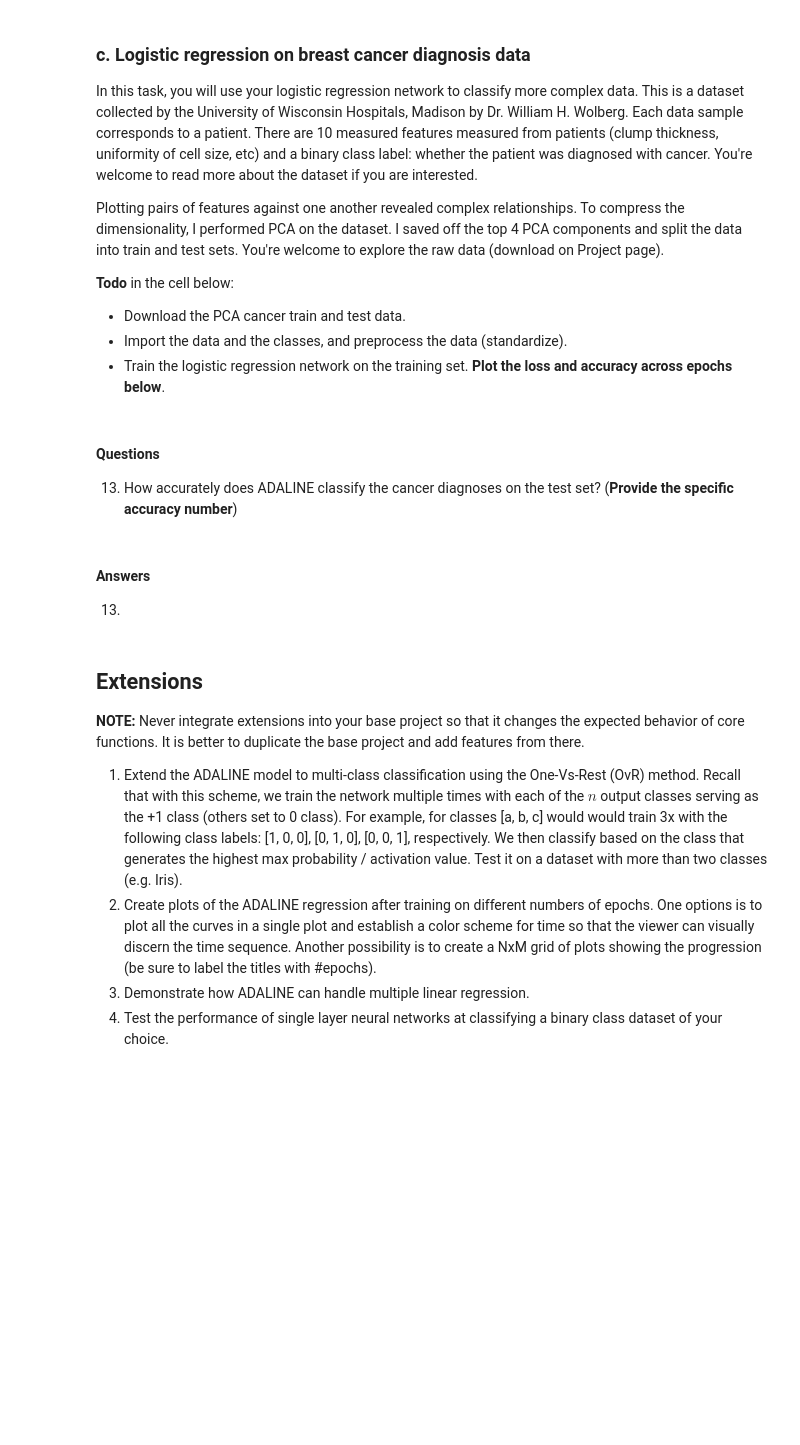
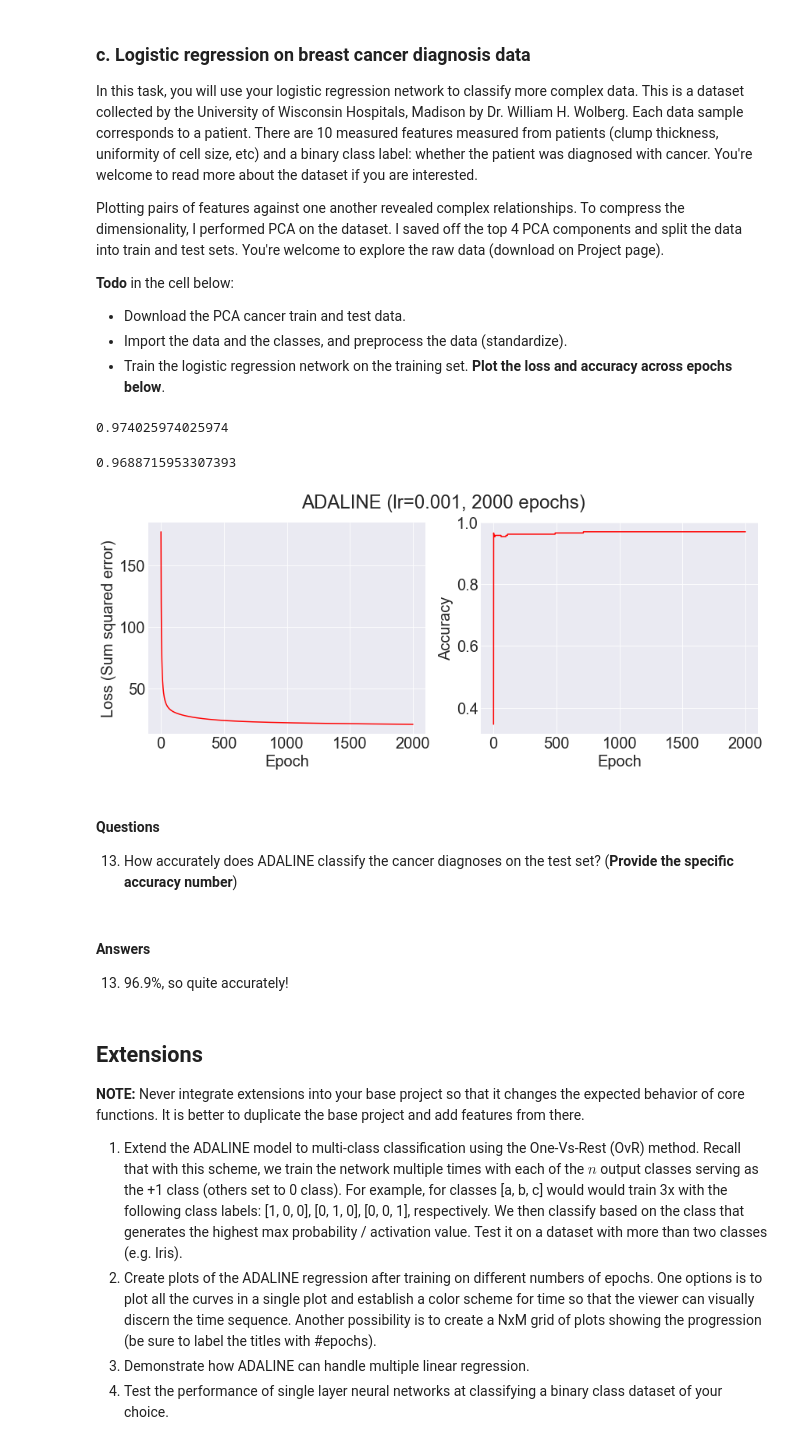
Before and after one commit to ejseal21/NeuralNetworks, a Jupyter notebook: project1/binary_regression.ipynb, the cells around one changed output. Cells and saved outputs as stored; diff of their text form; code cells hidden in the pictures; blank space fills up the shorter version.

```diff
--- a/project1/binary_regression.ipynb
+++ b/project1/binary_regression.ipynb
@@ -151,12 +201,11 @@ Plotting pairs of features against one another revealed complex relationships. T
 - Import the data and the classes, and preprocess the data (standardize).
 - Train the logistic regression network on the training set. **Plot the loss and accuracy across epochs below**.
 # %%
-train_data = 'data/wisconsin_cancer/breast-cancer-wisconsin_train.csv'
-test_data = 'data/wisconsin_cancer/breast-cancer-wisconsin_test.csv'
+train_data = 'breast-cancer-wisconsin_train.csv'
+test_data = 'breast-cancer-wisconsin_test.csv'
 
 def preprocess_data(filename, feats, class_var):
     '''Imports, standardizes, and returns data (x) and class labels (y).
-
     Parameters:
     -----------
     filename: str. filename of data to import.
@@ -168,7 +217,56 @@ def preprocess_data(filename, feats, class_var):
     x: standardized features.
     y: Class labels
     '''
-    pass
+
+    train_data = pd.read_csv(filename).to_numpy()[1:, 1:]
+
+
+    for i in range(train_data.shape[1]-1):
+        train_data[:, i] = train_data[:,i] - train_data[:,i].mean() / np.std(train_data[:, i])
+
+    train_labels = train_data[:,4]
+    train_data = train_data[:,:4]
+
+    return train_data, train_labels
+
+train_data, train_labels = preprocess_data(train_data, ["pca_0", "pca_1", "pca_2", "pca_3"], "class")
+test_data, test_labels = preprocess_data(test_data,["pca_0", "pca_1", "pca_2", "pca_3"], "class")
+
+loss, acc = logistic_net.fit(train_data, train_labels)
+
+print(acc[-1])
+# %% [output]
+0.974025974025974
+# %%
+loss, acc = logistic_net.fit(test_data, test_labels)
+print(acc[-1])
+
+def plot_adaline_train(net, loss_list, acc_list, plotMarkers=False):
+    n_epochs = net.get_num_epochs()
+    lr = net.get_learning_rate()
+
+    x = np.arange(1, n_epochs+1)
+
+    fig, (ax1, ax2) = plt.subplots(nrows=1, ncols=2, figsize=(14, 5))
+    fig.suptitle(f'ADALINE (lr={lr}, {n_epochs} epochs)')
+
+    curveStr = '-r'
+    if plotMarkers:
+        curveStr += 'o'
+
+
+    ax1.plot(x, loss_list, curveStr)
+    ax1.set_xlabel('Epoch')
+    ax1.set_ylabel('Loss (Sum squared error)')
+    ax2.plot(x, acc_list, curveStr)
+    ax2.set_xlabel('Epoch')
+    ax2.set_ylabel('Accuracy')
+
+    plt.show()
+plot_adaline_train(logistic_net, loss, acc)
+# %% [output]
+0.9688715953307393
+[figure, added]
 # %% [markdown]
 #### Questions
 
@@ -176,7 +274,7 @@ def preprocess_data(filename, feats, class_var):
 # %% [markdown]
 #### Answers
 
-13.
+13. 96.9%, so quite accurately!
 # %% [markdown]
 ## Extensions
 
```
Also changed, not shown: parts of 9 cells of this notebook, 2 other files.
